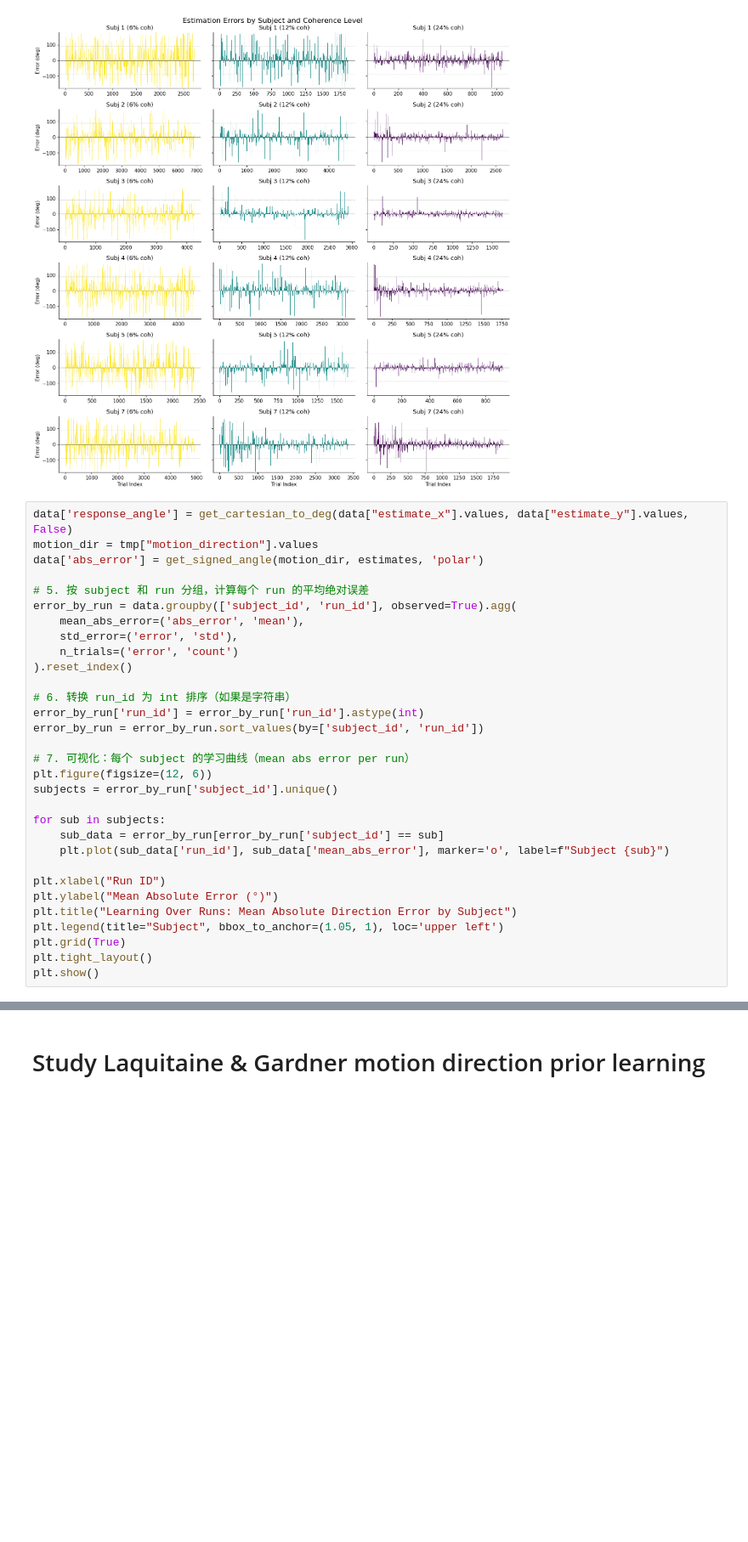
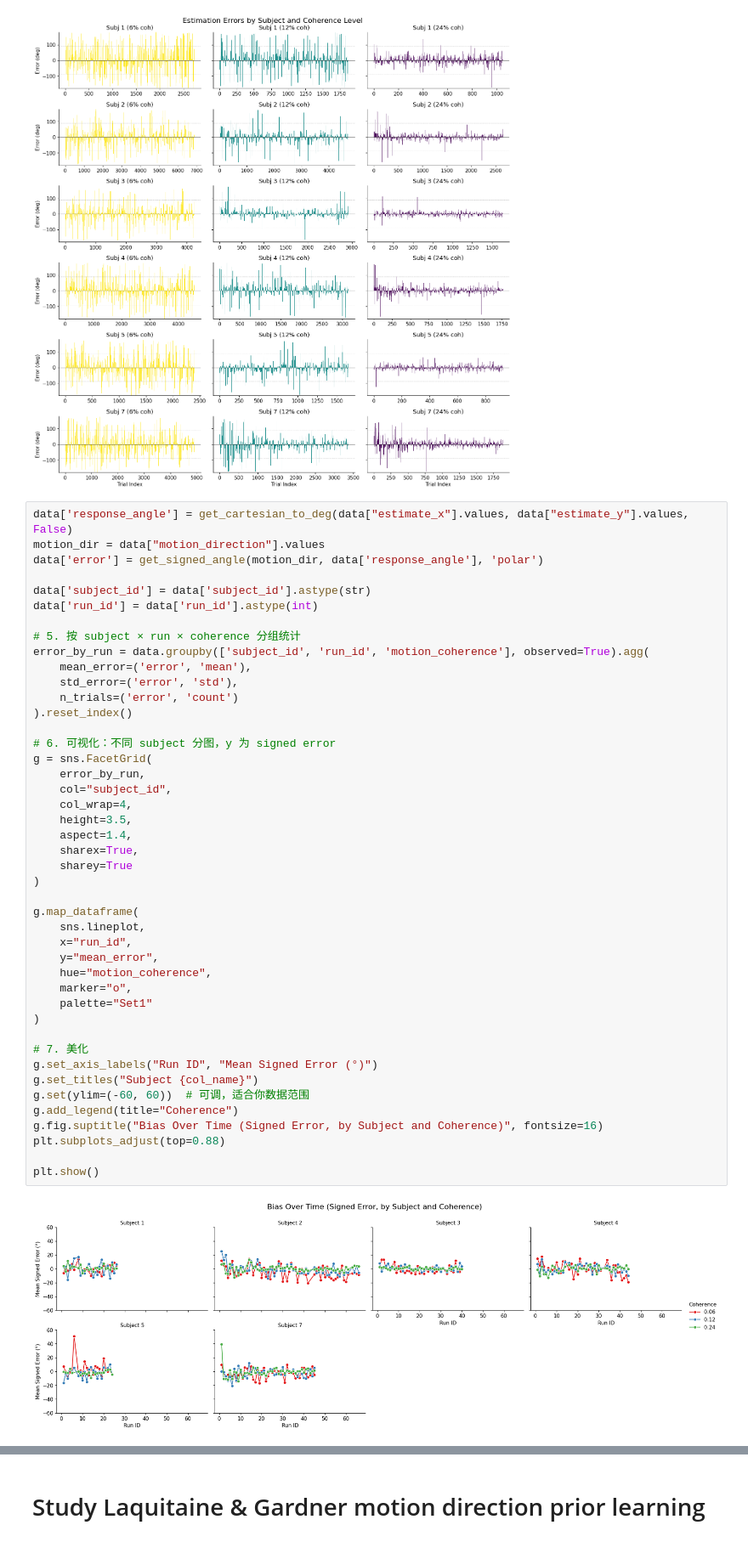
Before and after one commit to yifanzha-97/Neuro-Academy, a Jupyter notebook: projects/behavior_and_theory/laquitaine_human_errors.ipynb, the cells around one changed output, grey strips where cells are left out. Shown at 85% size. Saved outputs shown, nothing was run; the diff lists cells and outputs as text; blank space fills up the shorter version.

```diff
--- a/projects/behavior_and_theory/laquitaine_human_errors.ipynb
+++ b/projects/behavior_and_theory/laquitaine_human_errors.ipynb
@@ -838,37 +838,52 @@ plt.tight_layout()
 plt.show()
 # %% [output]
 [figure]
-# %%
-data['response_angle'] = get_cartesian_to_deg(data["estimate_x"].values, data["estimate_y"].values, False)
-motion_dir = tmp["motion_direction"].values
-data['abs_error'] = get_signed_angle(motion_dir, estimates, 'polar')
-
-# 5. 按 subject 和 run 分组，计算每个 run 的平均绝对误差
-error_by_run = data.groupby(['subject_id', 'run_id'], observed=True).agg(
-    mean_abs_error=('abs_error', 'mean'),
-    std_error=('error', 'std'),
-    n_trials=('error', 'count')
-).reset_index()
-
-# 6. 转换 run_id 为 int 排序（如果是字符串）
-error_by_run['run_id'] = error_by_run['run_id'].astype(int)
-error_by_run = error_by_run.sort_values(by=['subject_id', 'run_id'])
-
-# 7. 可视化：每个 subject 的学习曲线（mean abs error per run）
-plt.figure(figsize=(12, 6))
-subjects = error_by_run['subject_id'].unique()
-
-for sub in subjects:
-    sub_data = error_by_run[error_by_run['subject_id'] == sub]
-    plt.plot(sub_data['run_id'], sub_data['mean_abs_error'], marker='o', label=f"Subject {sub}")
-
-plt.xlabel("Run ID")
-plt.ylabel("Mean Absolute Error (°)")
-plt.title("Learning Over Runs: Mean Absolute Direction Error by Subject")
-plt.legend(title="Subject", bbox_to_anchor=(1.05, 1), loc='upper left')
-plt.grid(True)
-plt.tight_layout()
-plt.show()
+# %%
+data['response_angle'] = get_cartesian_to_deg(data["estimate_x"].values, data["estimate_y"].values, False)
+motion_dir = data["motion_direction"].values
+data['error'] = get_signed_angle(motion_dir, data['response_angle'], 'polar')
+
+data['subject_id'] = data['subject_id'].astype(str)
+data['run_id'] = data['run_id'].astype(int)
+
+# 5. 按 subject × run × coherence 分组统计
+error_by_run = data.groupby(['subject_id', 'run_id', 'motion_coherence'], observed=True).agg(
+    mean_error=('error', 'mean'),
+    std_error=('error', 'std'),
+    n_trials=('error', 'count')
+).reset_index()
+
+# 6. 可视化：不同 subject 分图，y 为 signed error
+g = sns.FacetGrid(
+    error_by_run,
+    col="subject_id",
+    col_wrap=4,
+    height=3.5,
+    aspect=1.4,
+    sharex=True,
+    sharey=True
+)
+
+g.map_dataframe(
+    sns.lineplot,
+    x="run_id",
+    y="mean_error",
+    hue="motion_coherence",
+    marker="o",
+    palette="Set1"
+)
+
+# 7. 美化
+g.set_axis_labels("Run ID", "Mean Signed Error (°)")
+g.set_titles("Subject {col_name}")
+g.set(ylim=(-60, 60))  # 可调，适合你数据范围
+g.add_legend(title="Coherence")
+g.fig.suptitle("Bias Over Time (Signed Error, by Subject and Coherence)", fontsize=16)
+plt.subplots_adjust(top=0.88)
+
+plt.show()
+# %% [output]
+[figure, added]
 # %%
 import seaborn as sns
 
```
Also changed, not shown: parts of 1 cell of this notebook.
